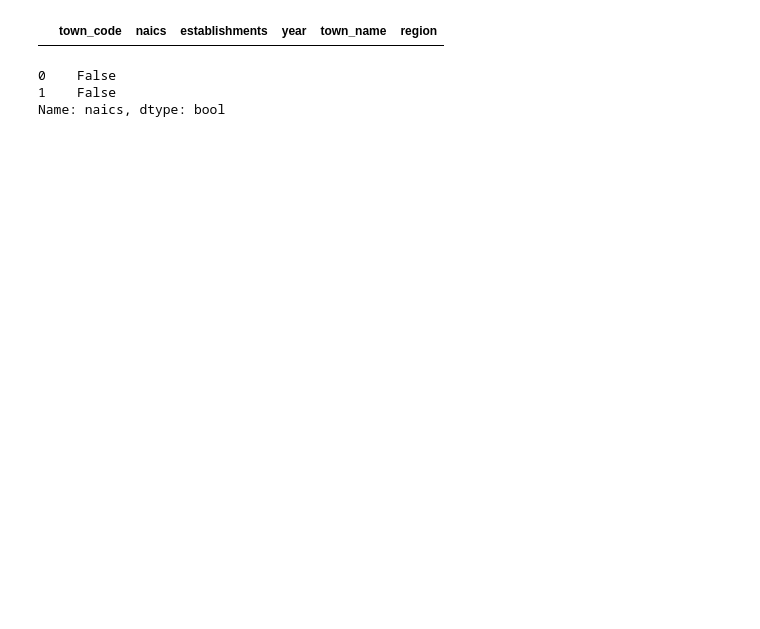
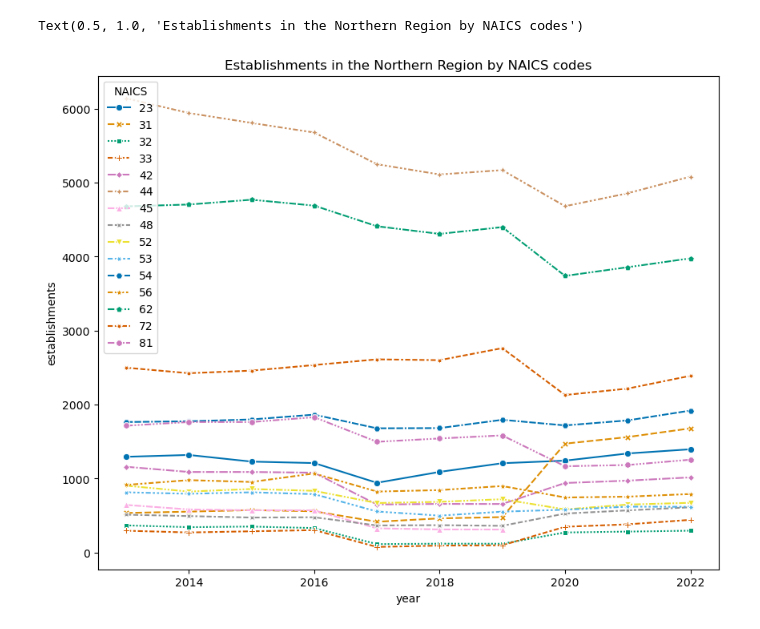
Before and after one commit to nessajimenez/pr-biz-patterns-deeper-dive, a Jupyter notebook: EDA by Industry.ipynb, the cells around one changed output. Saved outputs shown, nothing was run; the diff lists cells and outputs as text; code cells hidden in the pictures; blank space fills up the shorter version.

```diff
--- a/EDA by Industry.ipynb
+++ b/EDA by Industry.ipynb
@@ -103,11 +77,9 @@ Text(0.5, 1.0, 'Establishments in the Mountain Region by NAICS codes')
-# %%
-df[(df['naics']== 11) & (df['year'] == 2017)]
-# %% [output]
-|  | town_code | naics | establishments | year | town_name | region |
-# %%
-check = made_df('Data Sets/cbp16pr_mun.csv', 2016)
-check['naics'][:2] == 11
-# %% [output]
-0    False
-1    False
-Name: naics, dtype: bool
+# %%
+plt.figure(figsize=[10,8])
+sns.lineplot(data=northern, x='year',y="establishments",style='naics', hue='naics',estimator='sum', errorbar=None,
+             palette='colorblind', markers=True)
+plt.legend(title='NAICS', loc='upper left')
+plt.title(label="Establishments in the Northern Region by NAICS codes")
+# %% [output]
+Text(0.5, 1.0, 'Establishments in the Northern Region by NAICS codes')
+[figure, added]
```
Also changed, not shown: parts of 13 cells of this notebook, 5 other files.
